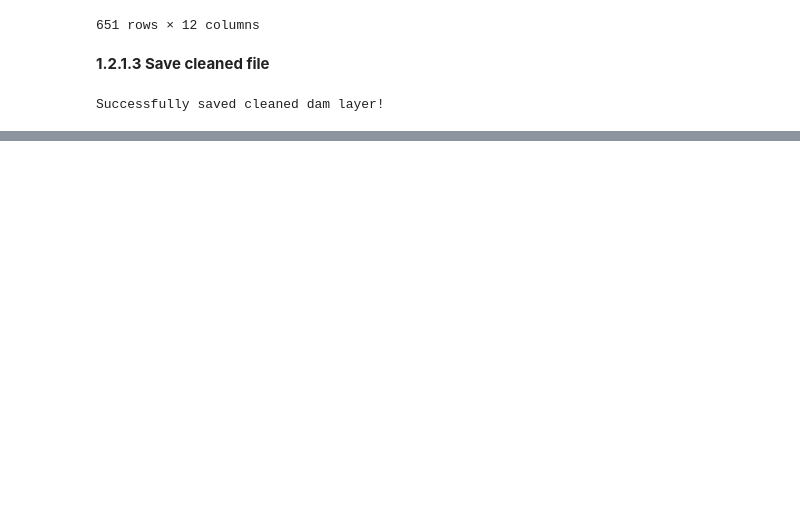
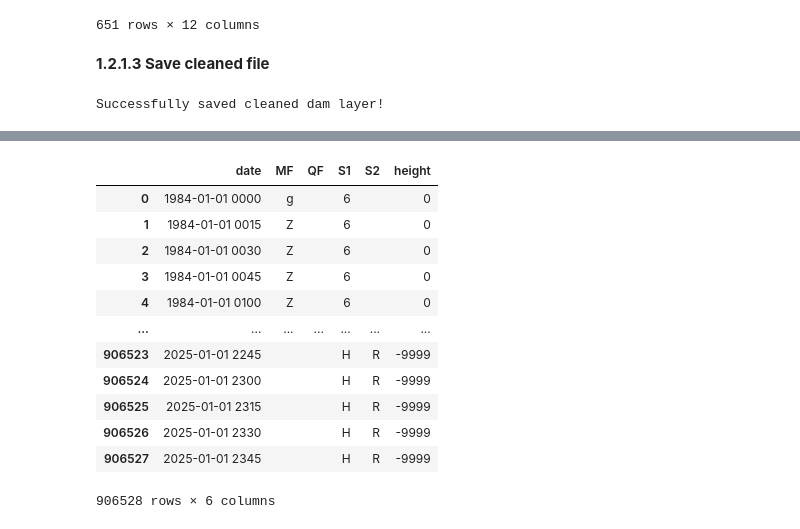
Before and after one commit to vpalvesalan/Unit-Hydrograph-Model, a Jupyter notebook: notebooks/preprocessing/data_prepocessing.ipynb, the cells around one changed output, grey strips where cells are left out. Cells and saved outputs as stored; diff of their text form; code cells hidden in the pictures; blank space fills up the shorter version.

```diff
--- a/notebooks/preprocessing/data_prepocessing.ipynb
+++ b/notebooks/preprocessing/data_prepocessing.ipynb
@@ -1115,0 +1125,6 @@ Successfully saved cleaned dam layer!
+# %%
+# Load data
+preciptation_v2_path = project_base_path / 'data/raw/tabular/precipitation/v1'
+file_paths = directories = [name for name in preciptation_v2_path.iterdir() if name.is_file()]
+precip_v2_df = pd.read_csv(file_paths[0])
+precip_v2_df.info()
@@ -1115,0 +1151,49 @@ Successfully saved cleaned dam layer!
+# %%
+# Drop columns
+columns_to_trop = ['STATION', 'ELEMENT','LATITUDE', 'LONGITUDE', 'ELEVATION', 'DlySum', 'DlySumMF', 'DlySumQF', 'DlySumS1', 'DlySumS2']
+precip_v2_df = precip_v2_df.drop(columns=columns_to_trop)
+
+# Identifying columns to melt
+id_vars = ['DATE']
+value_vars = [col for col in precip_v2_df.columns if col not in id_vars]
+
+# Melting to long format
+precip_v2_df_long = precip_v2_df.melt(id_vars=id_vars,
+                                       value_vars=value_vars,
+                                       var_name='Time_Attribute',
+                                       value_name='Value')
+
+# Add Time to DATE column and extract Attribute from 'Time_Attribute'
+precip_v2_df_long['DATE'] = precip_v2_df_long['DATE'].astype(str) + ' ' + precip_v2_df_long['Time_Attribute'].str[:4]
+precip_v2_df_long['Attribute'] = precip_v2_df_long['Time_Attribute'].str[4:]
+
+precip_v2_df_long = precip_v2_df_long.drop(columns=['Time_Attribute'])
+
+# Pivoting to separate Value, Measurement Flag, Quality Flag, and Source Flags
+df_final = precip_v2_df_long.pivot_table(
+    index=['DATE'],
+    columns='Attribute',
+    values='Value',
+    aggfunc='first'
+).reset_index()
+
+df_final.columns.name = None
+df_final = df_final.rename({
+    'DATE':'date',
+    'Val':'height'
+}, axis='columns')
+df_final
+# %% [output]
+|  | date | MF | QF | S1 | S2 | height |
+| 0 | 1984-01-01 0000 | g |  | 6 |  | 0 |
+| 1 | 1984-01-01 0015 | Z |  | 6 |  | 0 |
+| 2 | 1984-01-01 0030 | Z |  | 6 |  | 0 |
+| 3 | 1984-01-01 0045 | Z |  | 6 |  | 0 |
+| 4 | 1984-01-01 0100 | Z |  | 6 |  | 0 |
+| ... | ... | ... | ... | ... | ... | ... |
+| 906523 | 2025-01-01 2245 |  |  | H | R | -9999 |
+| 906524 | 2025-01-01 2300 |  |  | H | R | -9999 |
+| 906525 | 2025-01-01 2315 |  |  | H | R | -9999 |
+| 906526 | 2025-01-01 2330 |  |  | H | R | -9999 |
+| 906527 | 2025-01-01 2345 |  |  | H | R | -9999 |
+906528 rows × 6 columns
```
Also changed, not shown: parts of 6 cells of this notebook.
